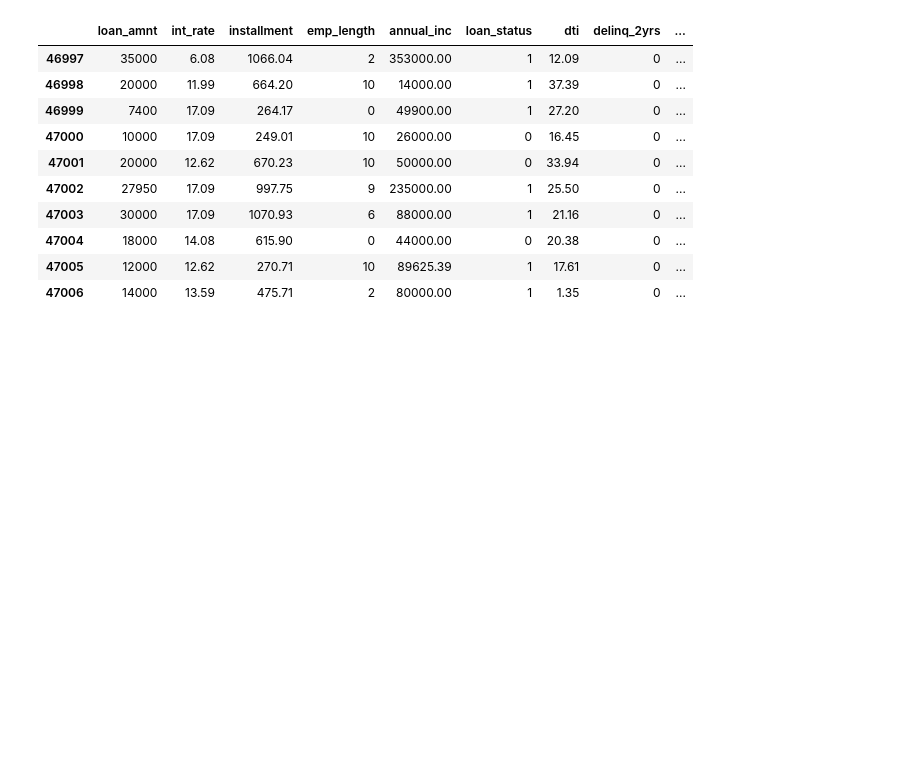
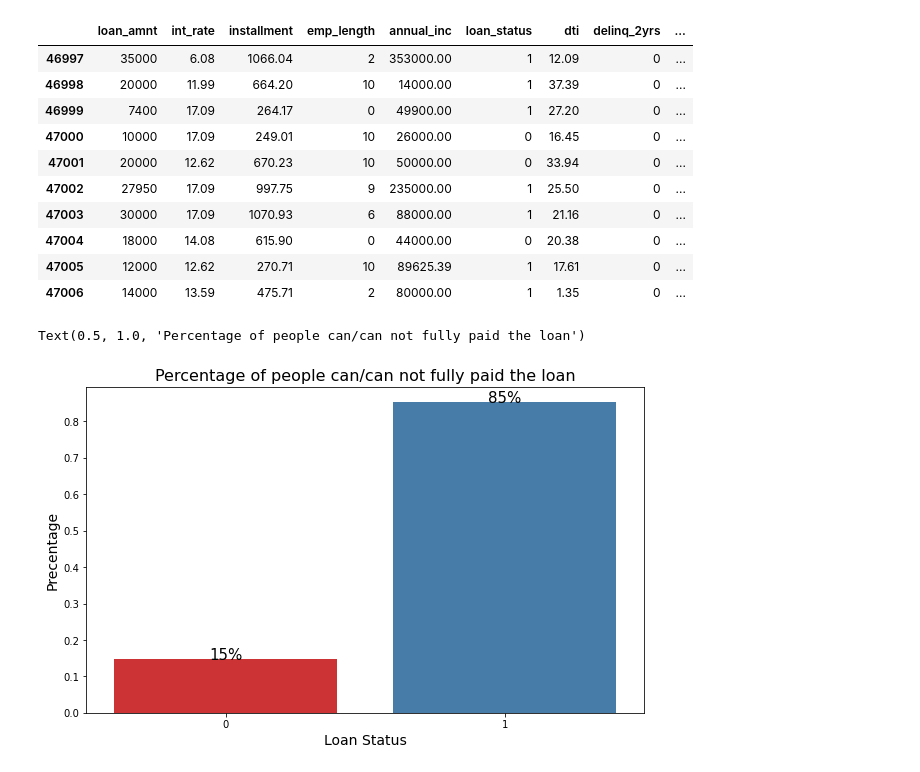
Before and after one commit to Thgiliwt/Final-Project---Lending-Club, a Jupyter notebook: Echo_part/logistic regression.ipynb, the cells around one changed output. Drawn from its saved outputs; the diff is of its cells as text; code cells hidden in the pictures; blank space fills up the shorter version.

```diff
--- a/Echo_part/logistic regression.ipynb
+++ b/Echo_part/logistic regression.ipynb
@@ -44,3 +45,15 @@ data.tail(10)
 | 47004 | 18000 | 14.08 | 615.90 | 0 | 44000.00 | 0 | 20.38 | 0 | ... |
 | 47005 | 12000 | 12.62 | 270.71 | 10 | 89625.39 | 1 | 17.61 | 0 | ... |
 | 47006 | 14000 | 13.59 | 475.71 | 2 | 80000.00 | 1 | 1.35 | 0 | ... |
+# %%
+seed = 41
+#make a copy of the dataset
+data_lr = data.copy()
+
+#dividing the dataset in train(70%) and test(30%)
+train_set_lr, test_set_lr = train_test_split(data_lr, test_size = 0.3, random_state=seed)
+X_train_lr = train_set_lr.drop(['loan_status'], axis = 1)
+y_train_lr = train_set_lr['loan_status']
+
+X_test_lr = test_set_lr.drop(['loan_status'], axis = 1)
+y_test_lr = test_set_lr['loan_status']
@@ -46,0 +68,21 @@ data.tail(10)
+# %%
+#find the class weight for y_train
+plt.figure(figsize=(10,6))
+g = sns.barplot(data_lr['loan_status'], data_lr['loan_status'], palette='Set1', estimator=lambda x: len(x) / len(data) )
+
+#Anotating the graph
+for p in g.patches:
+        width, height = p.get_width(), p.get_height()
+        x, y = p.get_xy()
+        g.text(x+width/2,
+               y+height,
+               '{:.0%}'.format(height),
+               horizontalalignment='center',fontsize=15)
+
+#Setting the labels
+plt.xlabel('Loan Status', fontsize=14)
+plt.ylabel('Precentage', fontsize=14)
+plt.title('Percentage of people can/can not fully paid the loan', fontsize=16)
+# %% [output]
+Text(0.5, 1.0, 'Percentage of people can/can not fully paid the loan')
+[figure, added]
```
Also changed, not shown: parts of 8 cells of this notebook, 1 other file.
